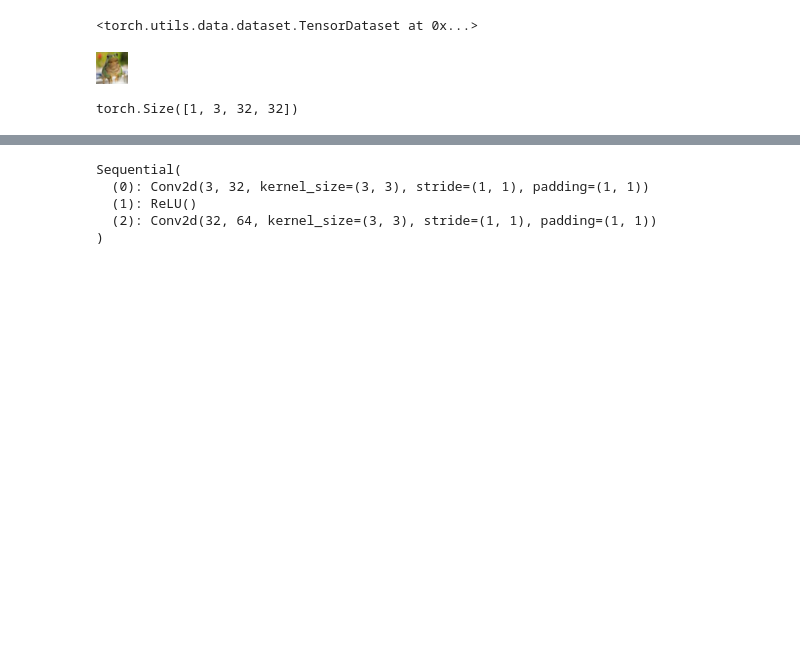
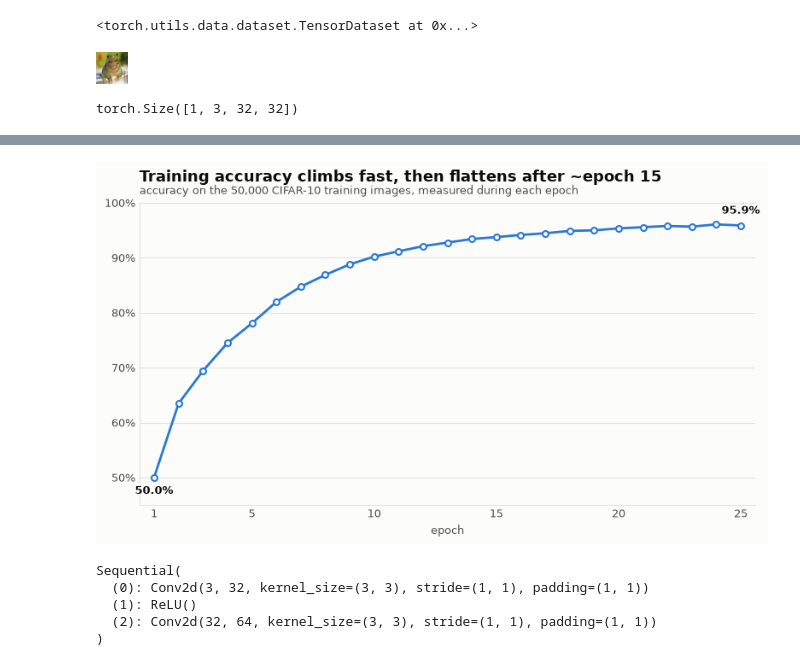
Before and after one commit to AlexZXu/data-science-learning, a Jupyter notebook: cnns/cnn-test.ipynb, the cells around one changed output, grey strips where cells are left out. Saved outputs shown, nothing was run; the diff lists cells and outputs as text; code cells hidden in the pictures; blank space fills up the shorter version.

```diff
--- a/cnns/cnn-test.ipynb
+++ b/cnns/cnn-test.ipynb
@@ -38,7 +38,7 @@ train_labels = pd.read_csv("./cifar-10/trainLabels.csv").to_numpy()[:, 1]
 # %%
 folder = Path('./cifar-10/train')
 
-def pull_data(folder):
+def pull_data(folder, labels : np.ndarray):
     id_arr = []
     image_arr = []
     label_arr = []
@@ -53,12 +53,12 @@ def pull_data(folder):
             image_arr.append(image)
 
     for id in id_arr:
-        label = label_map[train_labels[id - 1]]
+        label = label_map[labels[id - 1]]
         label_arr.append(label)
 
     return id_arr, image_arr, label_arr
 # %%
-id_arr, image_arr, label_arr = pull_data(folder)
+id_arr, image_arr, label_arr = pull_data(folder, train_labels)
 # %%
 data = torch.Tensor(np.asarray(image_arr)).permute(0, 3, 1, 2)
 labels = torch.Tensor(np.asarray(label_arr))
@@ -120,7 +120,12 @@ model = model.to(device, dtype=torch.float32)
 criterion = nn.CrossEntropyLoss()
 optimizer = optim.Adam(model.parameters(), lr=0.001)
 
-for epoch in range(20):
+# Keep the per-epoch numbers rather than only printing them. A printed log is
+# unusable as data -- it can't be plotted, diffed against another run, or
+# checked for the epoch where the curve flattens.
+history = {"loss": [], "accuracy": []}
+
+for epoch in range(25):
     running_loss = 0.0
     correct_cnt = 0
     total = 0
@@ -151,6 +156,9 @@ for epoch in range(20):
     running_loss /= len(loader)
     accuracy = correct_cnt / total
 
+    history["loss"].append(running_loss)
+    history["accuracy"].append(accuracy)
+
     print(
         f"Epoch {epoch + 1}: "
         f"loss={running_loss:.4f}, "
@@ -178,3 +167,73 @@ KeyboardInterrupt:
+# %%
+import matplotlib.ticker as mtick
+
+# The cell above now records `history`, but this notebook was trained before it
+# did, so fall back to the accuracies it printed. That way the curve renders
+# without paying for another 25-epoch run; rerun training and the live numbers
+# take over automatically.
+LOGGED_ACCURACY = [
+    0.5005, 0.6347, 0.6944, 0.7448, 0.7808, 0.8196, 0.8473, 0.8688, 0.8880,
+    0.9021, 0.9118, 0.9211, 0.9277, 0.9342, 0.9376, 0.9416, 0.9447, 0.9489,
+    0.9500, 0.9535, 0.9557, 0.9579, 0.9567, 0.9608, 0.9588,
+]
+
+accuracy_series = history["accuracy"] if "history" in globals() else LOGGED_ACCURACY
+epochs = range(1, len(accuracy_series) + 1)
+
+BLUE, SURFACE = "#2a78d6", "#fcfcfb"
+INK, MUTED, GRID = "#0b0b0b", "#52514e", "#e5e4e0"
+
+fig, ax = plt.subplots(figsize=(8, 4.6))
+fig.patch.set_facecolor(SURFACE)
+ax.set_facecolor(SURFACE)
+
+ax.plot(
+    epochs, accuracy_series,
+    color=BLUE, linewidth=2,
+    marker="o", markersize=5,
+    markerfacecolor=SURFACE, markeredgecolor=BLUE, markeredgewidth=1.5,
+)
+
+# Label the two endpoints only. A number on all 25 points is noise -- the shape
+# of the line already carries everything in between.
+for x, y, va in ((1, accuracy_series[0], "top"), (len(accuracy_series), accuracy_series[-1], "bottom")):
+    ax.annotate(
+        f"{y:.1%}", (x, y),
+        textcoords="offset points", xytext=(0, -14 if va == "top" else 10),
+        ha="center", fontsize=9, color=INK, fontweight="bold",
+    )
+
+# Recessive gridlines behind the data, horizontal only: the reader compares
+# accuracy levels, never epoch positions.
+ax.grid(axis="y", color=GRID, linewidth=0.8)
+ax.set_axisbelow(True)
+for side in ("top", "right"):
+    ax.spines[side].set_visible(False)
+for side in ("left", "bottom"):
+    ax.spines[side].set_color(GRID)
+
+ax.yaxis.set_major_formatter(mtick.PercentFormatter(xmax=1))
+ax.set_ylim(0.45, 1.0)
+ax.set_xlim(0.4, len(accuracy_series) + 0.6)
+ax.set_xticks([1] + list(range(5, len(accuracy_series) + 1, 5)))
+ax.tick_params(colors=MUTED, length=0, labelsize=9)
+
+ax.set_xlabel("epoch", color=MUTED, fontsize=9)
+ax.set_title(
+    "Training accuracy climbs fast, then flattens after ~epoch 15",
+    color=INK, fontsize=13, fontweight="bold", loc="left", pad=18,
+)
+# Subtitle as a second line under the title: this is accuracy on data the model
+# is fitting, so it is a training-progress readout, not a generalization one.
+ax.text(
+    0, 1.02, "accuracy on the 50,000 CIFAR-10 training images, measured during each epoch",
+    transform=ax.transAxes, color=MUTED, fontsize=9.5, va="bottom",
+)
+
+fig.tight_layout()
+plt.show()
+# %% [output]
+[figure, added]
 # %%
 model.eval()
 
```
Also changed, not shown: parts of 7 cells of this notebook, 5 other files.
